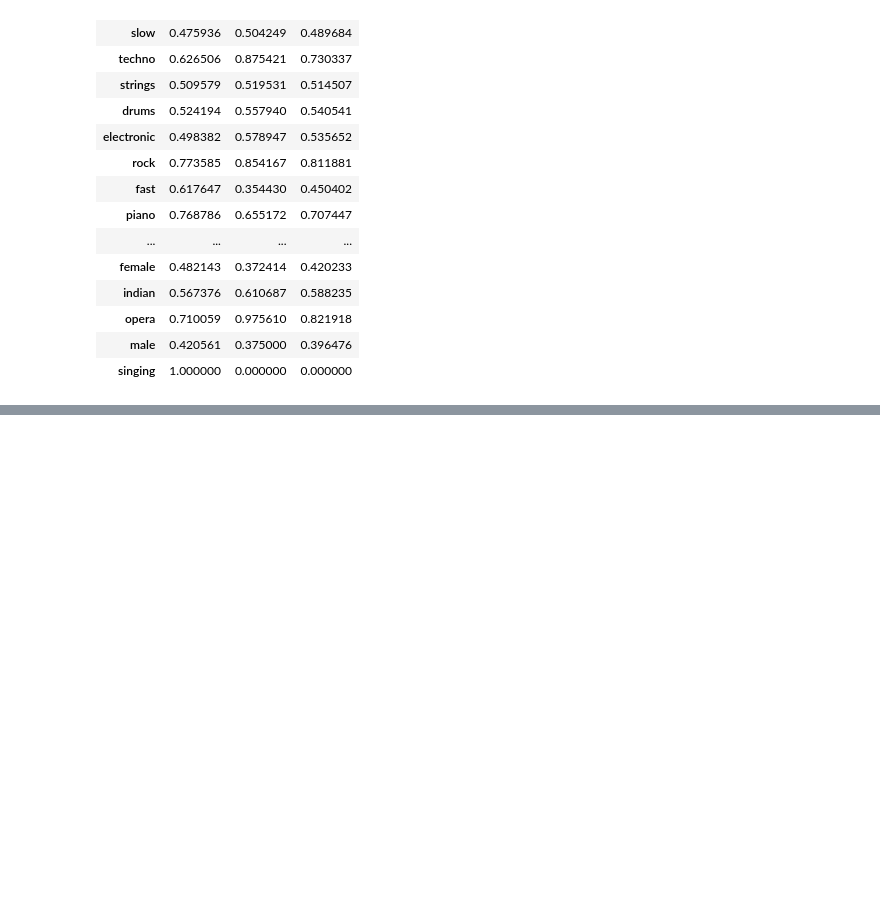
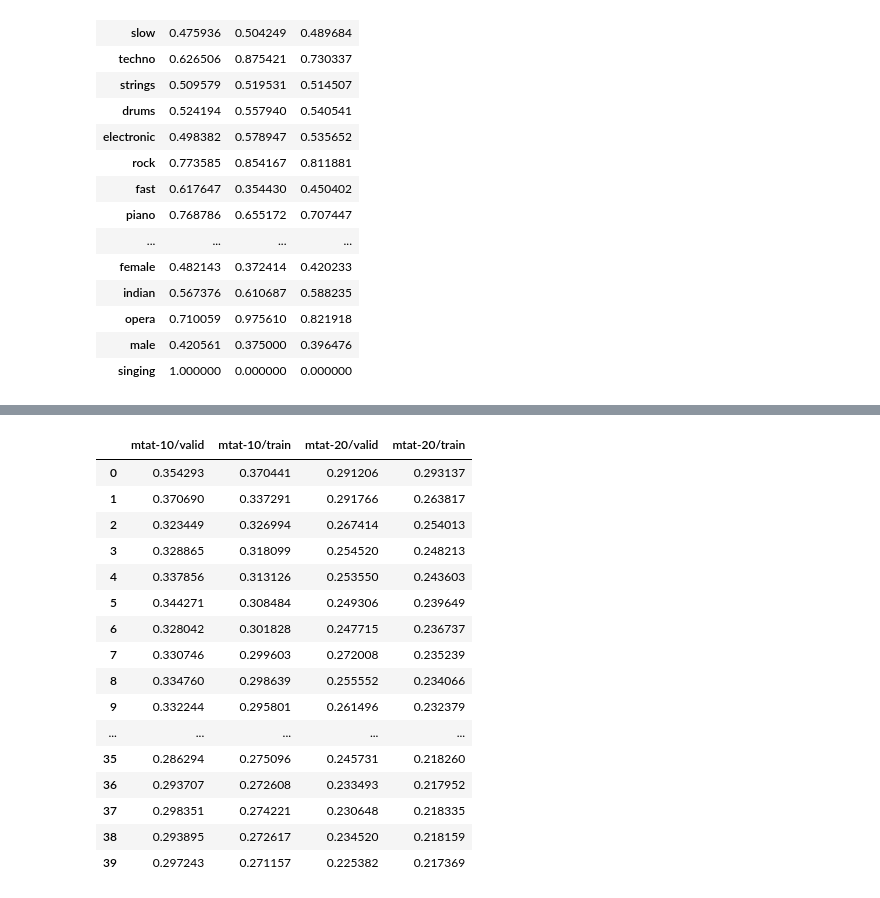
Before and after one commit to Robak132/LabelThisSongForMe, a Jupyter notebook: notebooks/10_Final_Graphs.ipynb, the cells around one changed output, grey strips where cells are left out. Saved outputs shown, nothing was run; the diff lists cells and outputs as text; code cells hidden in the pictures; blank space fills up the shorter version.

```diff
--- a/notebooks/10_Final_Graphs.ipynb
+++ b/notebooks/10_Final_Graphs.ipynb
@@ -225,3 +232,41 @@ fig.show()
 fig.write_image("images/fig7.png", width=800, height=950)
 # %% [output]
 [interactive output not drawn]
+# %%
+import pandas as pd
+result_data_frame = pd.DataFrame(columns=["mtat-10/valid", "mtat-10/train", "mtat-20/valid", "mtat-20/train"])
+df = pd.read_csv("images/run-mtat-10_2023-04-26-05-33-15-tag-Loss_train.csv")
+df = df.drop(columns=["Wall time", "Step"])
+result_data_frame["mtat-10/train"] = df["Value"]
+
+df = pd.read_csv("images/run-mtat-10_2023-04-26-05-33-15-tag-Loss_valid.csv")
+df = df.drop(columns=["Wall time", "Step"])
+result_data_frame["mtat-10/valid"] = df["Value"]
+
+df = pd.read_csv("images/run-mtat-20_2023-04-25-23-57-55-tag-Loss_train.csv")
+df = df.drop(columns=["Wall time", "Step"])
+result_data_frame["mtat-20/train"] = df["Value"]
+
+df = pd.read_csv("images/run-mtat-20_2023-04-25-23-57-55-tag-Loss_valid.csv")
+df = df.drop(columns=["Wall time", "Step"])
+result_data_frame["mtat-20/valid"] = df["Value"]
+
+result_data_frame
+# %% [output]
+|  | mtat-10/valid | mtat-10/train | mtat-20/valid | mtat-20/train |
+| 0 | 0.354293 | 0.370441 | 0.291206 | 0.293137 |
+| 1 | 0.370690 | 0.337291 | 0.291766 | 0.263817 |
+| 2 | 0.323449 | 0.326994 | 0.267414 | 0.254013 |
+| 3 | 0.328865 | 0.318099 | 0.254520 | 0.248213 |
+| 4 | 0.337856 | 0.313126 | 0.253550 | 0.243603 |
+| 5 | 0.344271 | 0.308484 | 0.249306 | 0.239649 |
+| 6 | 0.328042 | 0.301828 | 0.247715 | 0.236737 |
+| 7 | 0.330746 | 0.299603 | 0.272008 | 0.235239 |
+| 8 | 0.334760 | 0.298639 | 0.255552 | 0.234066 |
+| 9 | 0.332244 | 0.295801 | 0.261496 | 0.232379 |
+| ... | ... | ... | ... | ... |
+| 35 | 0.286294 | 0.275096 | 0.245731 | 0.218260 |
+| 36 | 0.293707 | 0.272608 | 0.233493 | 0.217952 |
+| 37 | 0.298351 | 0.274221 | 0.230648 | 0.218335 |
+| 38 | 0.293895 | 0.272617 | 0.234520 | 0.218159 |
+| 39 | 0.297243 | 0.271157 | 0.225382 | 0.217369 |
```
Also changed, not shown: parts of 6 cells of this notebook, 8 other files.
